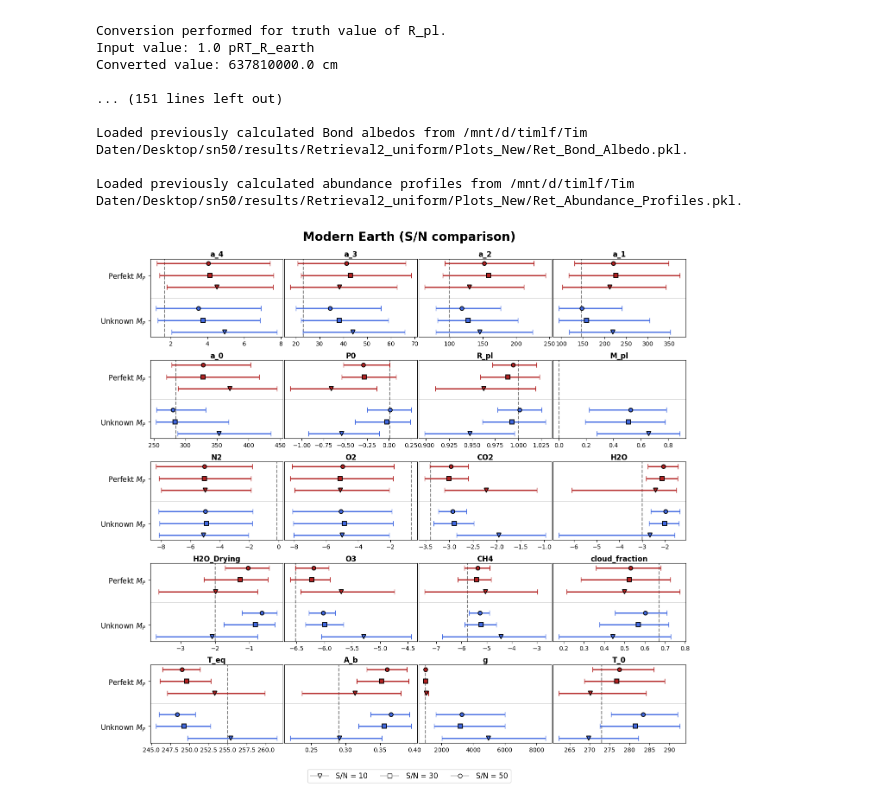
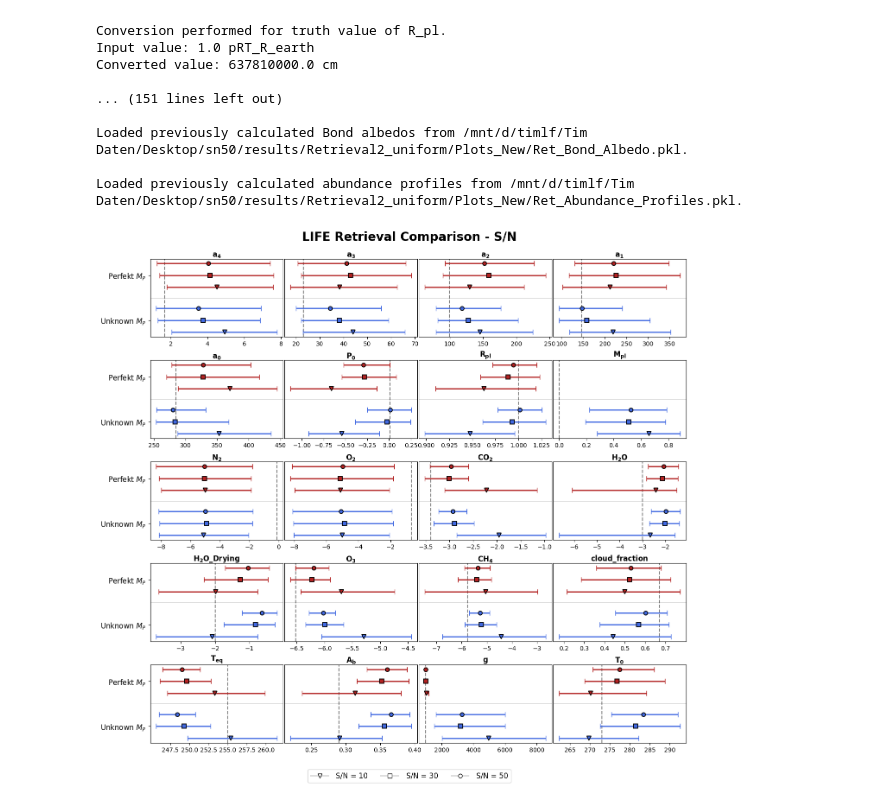
Before and after one commit to Tim171717/Semester_Project_Too, a Jupyter notebook: Testing.ipynb, the cells around one changed output. Drawn from its saved outputs; the diff is of its cells as text; code cells hidden in the pictures.

```diff
--- a/Testing.ipynb
+++ b/Testing.ipynb
@@ -405,0 +440,13 @@ Loaded previously calculated abundance profiles from /mnt/d/timlf/Tim Daten/Desk
+# %%
+def latex_val(q_low, q_med, q_high, fmt="{:.2f}", tol=1e-3):
+    err_low = q_med - q_low
+    err_high = q_high - q_med
+
+    if err_low < tol and err_high < tol:
+        return fmt.format(q_med)
+
+    return r"${0}^{{+{1}}}_{{-{2}}}$".format(
+        fmt.format(q_med),
+        fmt.format(err_high),
+        fmt.format(err_low),
+    )
@@ -950,17 +947,50 @@ for i, param in enumerate(params):
     # ax.set_yticklabels(labels.values())
     ax.set_ylim(-0.4, 6.2)
     ax.invert_yaxis()
-    ax.set_title(param, fontsize=12, weight="bold", pad=3.5)
+    ax.set_title(params_plot[i], fontsize=12, weight="bold", pad=3.5)
     ax.grid(False)
 
 
     ax.axhline(np.mean(y_positions), color="black", lw=0.6, alpha=0.3)
 
+
+    #latex table
+    row1 = [params_latex[i]]
+    row2 = [params_latex[i]]
+
+    # Input / truth column
+    row1.append("{:.2f}".format(local_truths[param]))
+    row2.append("{:.2f}".format(local_truths[param]))
+
+    for k, run in enumerate(labels.keys()):
+        if k%2 == 0:
+            if param not in datasets[run]:
+                row1.append("--")
+                continue
+
+            samples = np.asarray(datasets[run][param])
+            q_low, q_med, q_high = np.quantile(samples, (0.16, 0.5, 0.84))
+
+            row1.append(latex_val(q_low, q_med, q_high))
+
+        else:
+            if param not in datasets[run]:
+                row2.append("--")
+                continue
+
+            samples = np.asarray(datasets[run][param])
+            q_low, q_med, q_high = np.quantile(samples, (0.16, 0.5, 0.84))
+
+            row2.append(latex_val(q_low, q_med, q_high))
+
+    latex_lines1.append(" & ".join(row1) + r" \\")
+    latex_lines2.append(" & ".join(row2) + r" \\")
+
 # Remove unused subplots
 for k in range(len(params), len(axs)):
     axs[k].axis("off")
 
-fig.suptitle('Modern Earth (S/N comparison)', fontsize=20, weight='bold', y=0.92)
+fig.suptitle('LIFE Retrieval Comparison - S/N', fontsize=20, weight='bold', y=0.92)
 
 wspace = 0.015 * max(len(la) for la in labels.values()) + 0.04
 fig.subplots_adjust(hspace=0.3, wspace=0.01)
@@ -970,32 +1000,43 @@ legend_handles = [
            markerfacecolor='white', markeredgecolor='black',
            markersize=6.5, label='S/N = 10'),
     Line2D([0], [0], marker='s', linestyle='-', color='silver',
            markerfacecolor='white', markeredgecolor='black',
            markersize=6.5, label='S/N = 30'),
     Line2D([0], [0], marker='o', linestyle='-', color='silver',
            markerfacecolor='white', markeredgecolor='black',
            markersize=6.5, label='S/N = 50'),
 ]
 
 fig.legend(
     handles=legend_handles,
     loc='lower center',
     ncol=3,
     frameon=True,
     bbox_to_anchor=(0.5, 0.117),
     fontsize=12,
     handlelength=2.5,
     handletextpad=1.0,
     columnspacing=1.8
 )
 
 fig.subplots_adjust(bottom=0.18)
 
+for i in range(len(params)):
+        ax = axs[i]
 
-savepath = 'Ret_comparison_sncomp.pdf'
+        ticks = ax.get_xticks()
+        xmin, xmax = ax.get_xlim()
+
+        eps = (xmax - xmin) / 100
+        ticks = [t for t in ticks if (t > xmin + eps) and (t < xmax - eps)]
+
+        ax.xaxis.set_major_locator(FixedLocator(ticks))
+
+
+savepath = None
 if savepath is not None:
     plt.savefig(savepath, dpi=200, bbox_inches="tight")
 
 plt.show()
 # %% [output]
-[figure, old version]
+[figure, new version]
```
Also changed, not shown: parts of 21 cells of this notebook, 2 other files.
